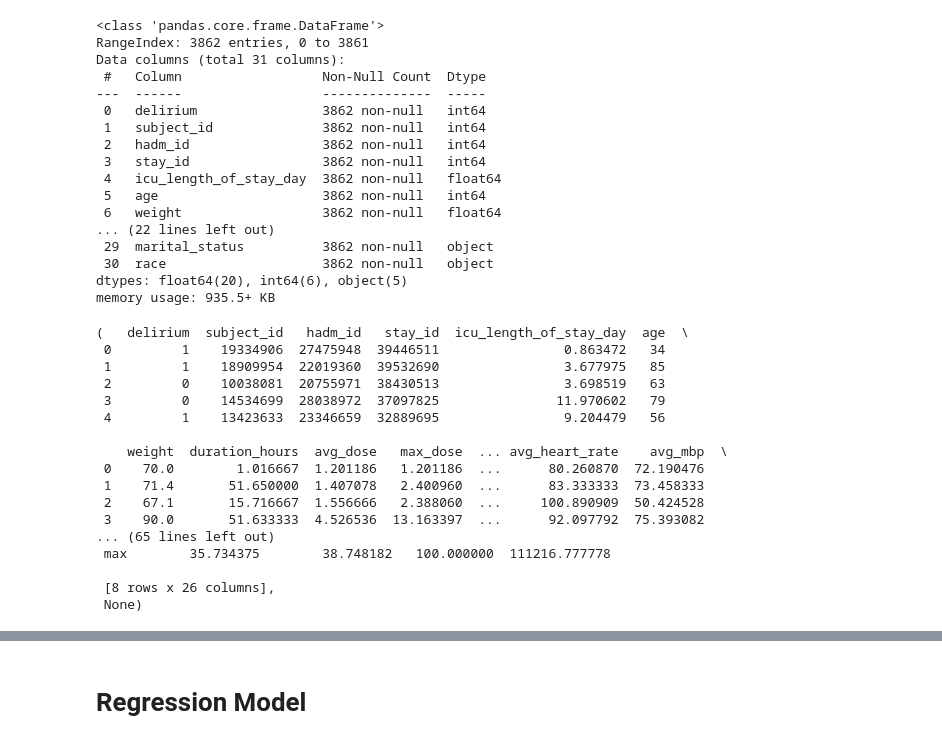
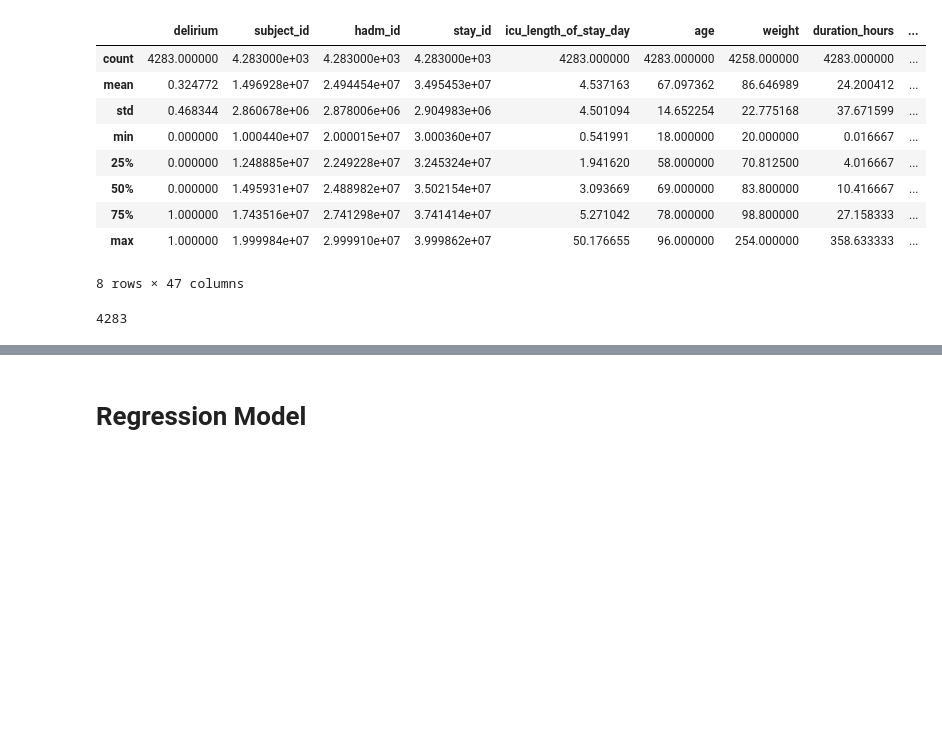
Before and after one commit to xuqianyi/SPH5104, a Jupyter notebook: causal_inference.ipynb, the cells around one changed output, grey strips where cells are left out. Cells and saved outputs as stored; diff of their text form; code cells hidden in the pictures; blank space fills up the shorter version.

```diff
--- a/causal_inference.ipynb
+++ b/causal_inference.ipynb
@@ -5,42 +12,22 @@ from sklearn.model_selection import train_test_split
 # %%
 # Load the dataset
-data_path = 'data_preprocess2.csv'
+data_path = './DataExtraction/cohort_w_confounders.csv'
 data = pd.read_csv(data_path)
 
 # Display the first few rows of the dataset and summary statistics
-data.head(), data.describe(), data.info()
+data.describe()
 # %% [output]
+|  | delirium | subject_id | hadm_id | stay_id | icu_length_of_stay_day | age | weight | duration_hours | ... |
+| count | 4283.000000 | 4.283000e+03 | 4.283000e+03 | 4.283000e+03 | 4283.000000 | 4283.000000 | 4258.000000 | 4283.000000 | ... |
+| mean | 0.324772 | 1.496928e+07 | 2.494454e+07 | 3.495453e+07 | 4.537163 | 67.097362 | 86.646989 | 24.200412 | ... |
+| std | 0.468344 | 2.860678e+06 | 2.878006e+06 | 2.904983e+06 | 4.501094 | 14.652254 | 22.775168 | 37.671599 | ... |
+| min | 0.000000 | 1.000440e+07 | 2.000015e+07 | 3.000360e+07 | 0.541991 | 18.000000 | 20.000000 | 0.016667 | ... |
+| 25% | 0.000000 | 1.248885e+07 | 2.249228e+07 | 3.245324e+07 | 1.941620 | 58.000000 | 70.812500 | 4.016667 | ... |
+| 50% | 0.000000 | 1.495931e+07 | 2.488982e+07 | 3.502154e+07 | 3.093669 | 69.000000 | 83.800000 | 10.416667 | ... |
+| 75% | 1.000000 | 1.743516e+07 | 2.741298e+07 | 3.741414e+07 | 5.271042 | 78.000000 | 98.800000 | 27.158333 | ... |
+| max | 1.000000 | 1.999984e+07 | 2.999910e+07 | 3.999862e+07 | 50.176655 | 96.000000 | 254.000000 | 358.633333 | ... |
-<class 'pandas.core.frame.DataFrame'>
-RangeIndex: 3862 entries, 0 to 3861
-Data columns (total 31 columns):
- #   Column                  Non-Null Count  Dtype
----  ------                  --------------  -----
- 0   delirium                3862 non-null   int64
- 1   subject_id              3862 non-null   int64
- 2   hadm_id                 3862 non-null   int64
- 3   stay_id                 3862 non-null   int64
- 4   icu_length_of_stay_day  3862 non-null   float64
- 5   age                     3862 non-null   int64
- 6   weight                  3862 non-null   float64
-... (22 lines left out)
- 29  marital_status          3862 non-null   object
- 30  race                    3862 non-null   object
-dtypes: float64(20), int64(6), object(5)
-memory usage: 935.5+ KB
+8 rows × 47 columns
-(   delirium  subject_id   hadm_id   stay_id  icu_length_of_stay_day  age  \
- 0         1    19334906  27475948  39446511                0.863472   34
- 1         1    18909954  22019360  39532690                3.677975   85
- 2         0    10038081  20755971  38430513                3.698519   63
- 3         0    14534699  28038972  37097825               11.970602   79
- 4         1    13423633  23346659  32889695                9.204479   56
-
-    weight  duration_hours  avg_dose   max_dose  ... avg_heart_rate    avg_mbp  \
- 0    70.0        1.016667  1.201186   1.201186  ...      80.260870  72.190476
- 1    71.4       51.650000  1.407078   2.400960  ...      83.333333  73.458333
- 2    67.1       15.716667  1.556666   2.388060  ...     100.890909  50.424528
- 3    90.0       51.633333  4.526536  13.163397  ...      92.097792  75.393082
-... (65 lines left out)
- max        35.734375        38.748182   100.000000  111216.777778
-
- [8 rows x 26 columns],
- None)
+# %%
+len(data)
+# %% [output]
+4283
```
Also changed, not shown: parts of 25 cells of this notebook, 1 other file.
